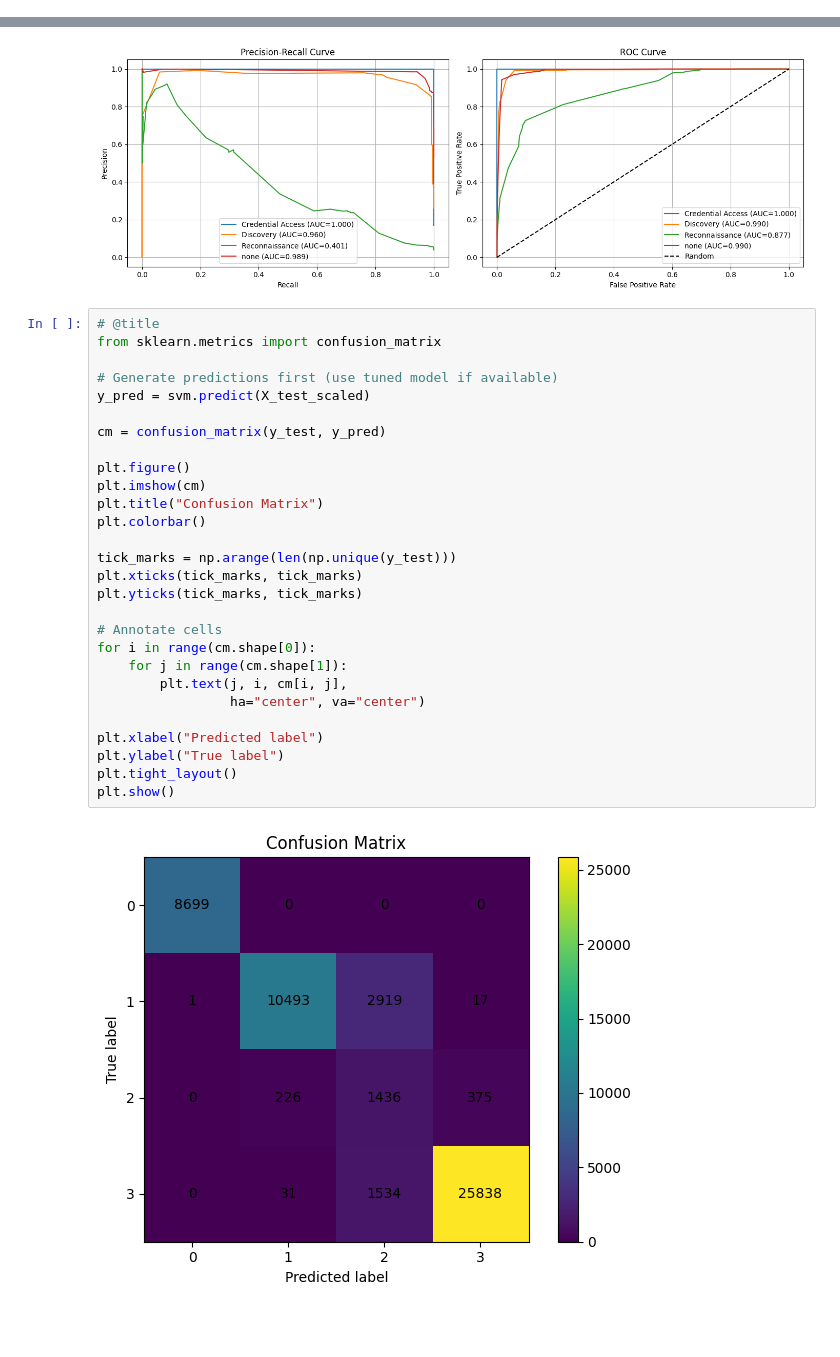
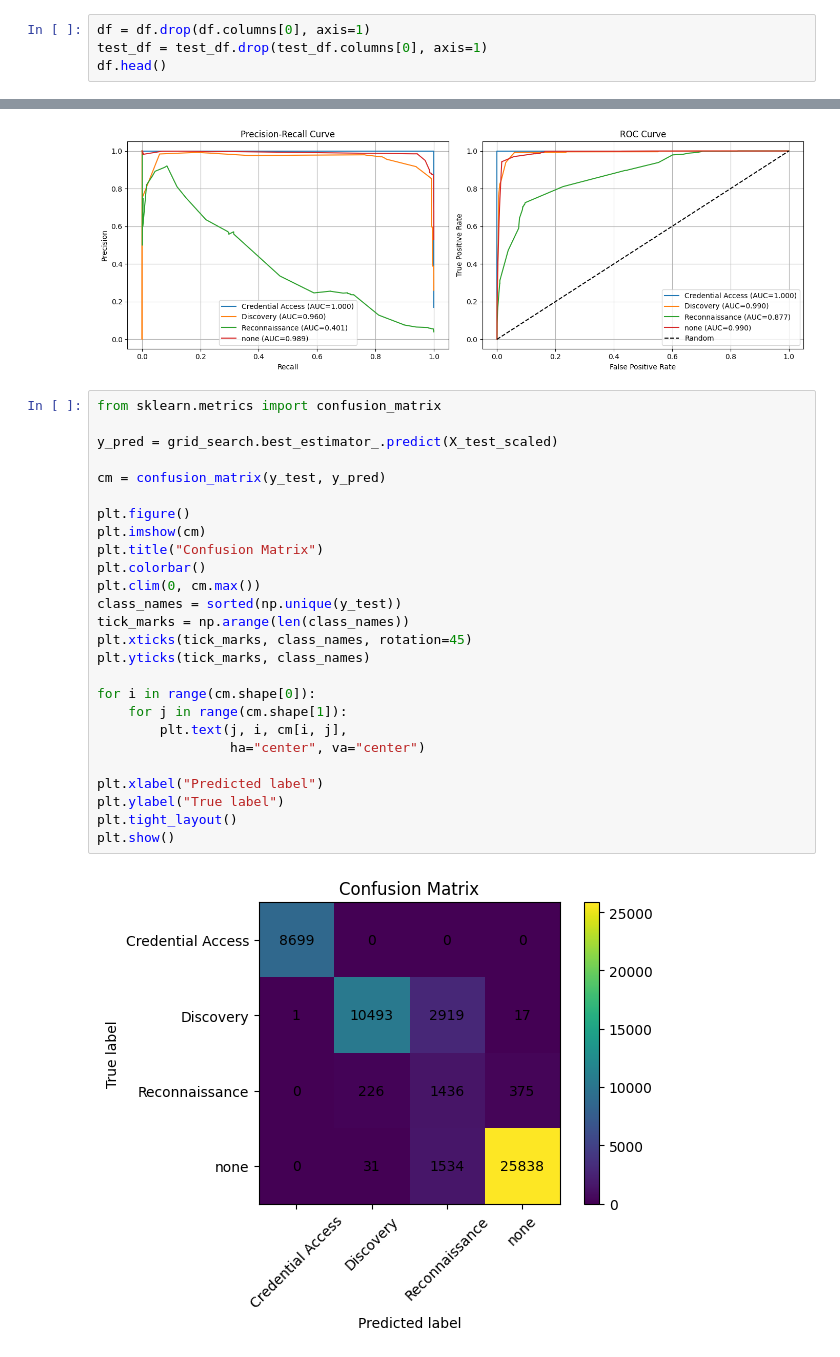
Before and after one commit to aabaniel/ZeekData24-AI-Training, a Jupyter notebook: CTTHES3_Models/ML_SVM.ipynb, the cells around one changed output, grey strips where cells are left out. Drawn from its saved outputs; the diff is of its cells as text; blank space fills up the shorter version.

```diff
--- a/CTTHES3_Models/ML_SVM.ipynb
+++ b/CTTHES3_Models/ML_SVM.ipynb
@@ -145,0 +162,4 @@ df.head()
+# %%
+df = df.drop(df.columns[0], axis=1)
+test_df = test_df.drop(test_df.columns[0], axis=1)
+df.head()
@@ -379,32 +416,30 @@ plt.show()
 # %% [output]
 [figure]
 # %%
-# @title
 from sklearn.metrics import confusion_matrix
 
-# Generate predictions first (use tuned model if available)
-y_pred = svm.predict(X_test_scaled)
+y_pred = grid_search.best_estimator_.predict(X_test_scaled)
 
 cm = confusion_matrix(y_test, y_pred)
 
 plt.figure()
 plt.imshow(cm)
 plt.title("Confusion Matrix")
 plt.colorbar()
+plt.clim(0, cm.max())
+class_names = sorted(np.unique(y_test))
+tick_marks = np.arange(len(class_names))
+plt.xticks(tick_marks, class_names, rotation=45)
+plt.yticks(tick_marks, class_names)
 
-tick_marks = np.arange(len(np.unique(y_test)))
-plt.xticks(tick_marks, tick_marks)
-plt.yticks(tick_marks, tick_marks)
-
-# Annotate cells
 for i in range(cm.shape[0]):
     for j in range(cm.shape[1]):
         plt.text(j, i, cm[i, j],
                  ha="center", va="center")
 
 plt.xlabel("Predicted label")
 plt.ylabel("True label")
 plt.tight_layout()
 plt.show()
 # %% [output]
-[figure, old version]
+[figure, new version]
```
Also changed, not shown: parts of 7 cells of this notebook.
